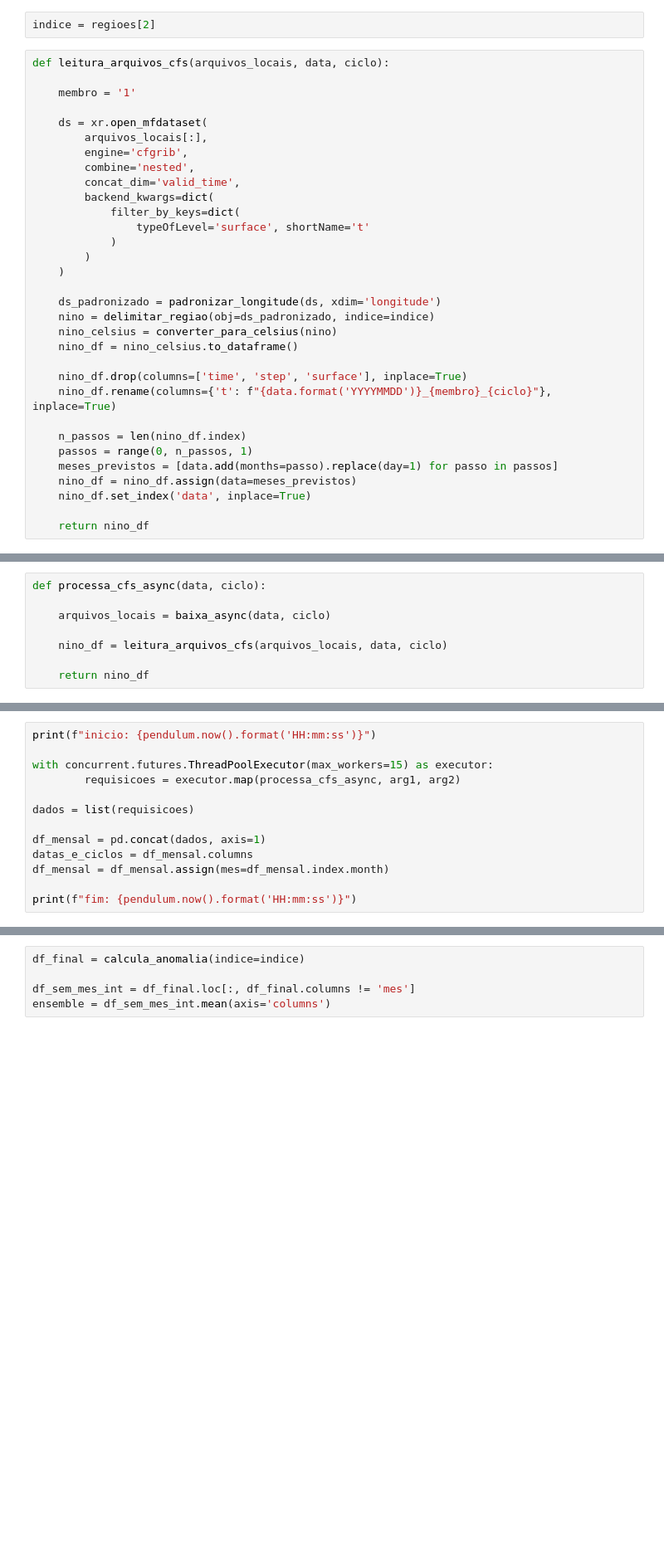
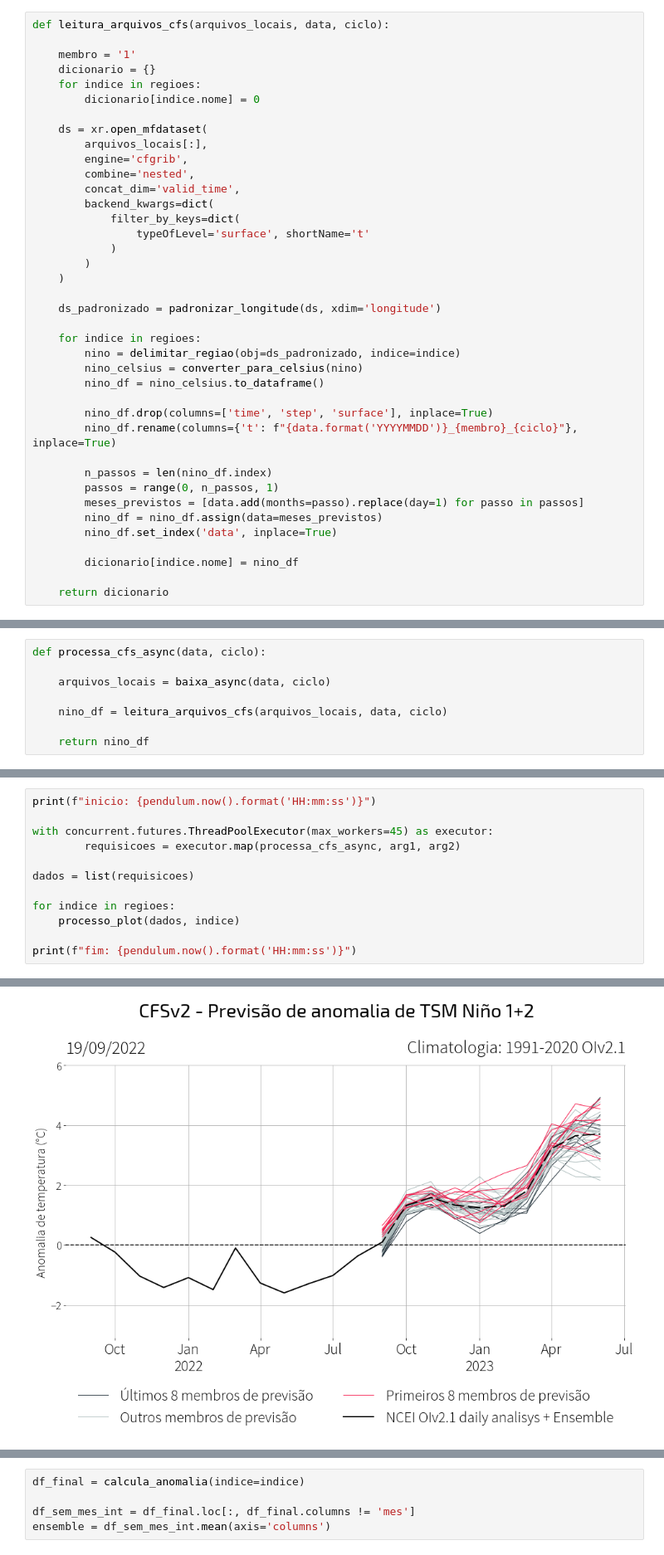
Before and after one commit to Ramonmurilo/cfs_plot_nino, a Jupyter notebook: teste_otimizacao.ipynb, the cells around one changed output, grey strips where cells are left out. Shown at 83% size. Drawn from its saved outputs; the diff is of its cells as text; blank space fills up the shorter version.

```diff
--- a/teste_otimizacao.ipynb
+++ b/teste_otimizacao.ipynb
@@ -33,12 +33,13 @@ data_requerida = '19-09-2022'
 inicio = pendulum.from_format(data_requerida, 'DD-MM-YYYY')
 final = inicio.subtract(days=9)
 periodo = pendulum.period(inicio, final)
-# %%
-indice = regioes[2]
 # %%
 def leitura_arquivos_cfs(arquivos_locais, data, ciclo):
 
     membro = '1'
+    dicionario = {}
+    for indice in regioes:
+        dicionario[indice.nome] = 0
 
     ds = xr.open_mfdataset(
         arquivos_locais[:],
@@ -53,20 +54,24 @@ def leitura_arquivos_cfs(arquivos_locais, data, ciclo):
     )
 
     ds_padronizado = padronizar_longitude(ds, xdim='longitude')
-    nino = delimitar_regiao(obj=ds_padronizado, indice=indice)
-    nino_celsius = converter_para_celsius(nino)
-    nino_df = nino_celsius.to_dataframe()
 
-    nino_df.drop(columns=['time', 'step', 'surface'], inplace=True)
-    nino_df.rename(columns={'t': f"{data.format('YYYYMMDD')}_{membro}_{ciclo}"}, inplace=True)
+    for indice in regioes:
+        nino = delimitar_regiao(obj=ds_padronizado, indice=indice)
+        nino_celsius = converter_para_celsius(nino)
+        nino_df = nino_celsius.to_dataframe()
 
-    n_passos = len(nino_df.index)
-    passos = range(0, n_passos, 1)
-    meses_previstos = [data.add(months=passo).replace(day=1) for passo in passos]
-    nino_df = nino_df.assign(data=meses_previstos)
-    nino_df.set_index('data', inplace=True)
+        nino_df.drop(columns=['time', 'step', 'surface'], inplace=True)
+        nino_df.rename(columns={'t': f"{data.format('YYYYMMDD')}_{membro}_{ciclo}"}, inplace=True)
 
-    return nino_df
+        n_passos = len(nino_df.index)
+        passos = range(0, n_passos, 1)
+        meses_previstos = [data.add(months=passo).replace(day=1) for passo in passos]
+        nino_df = nino_df.assign(data=meses_previstos)
+        nino_df.set_index('data', inplace=True)
+
+        dicionario[indice.nome] = nino_df
+
+    return dicionario
 # %%
 def baixa_async(data, ciclo):
 
@@ -179,14 +183,13 @@ for data in periodo.range('days'):
 # %%
 print(f"inicio: {pendulum.now().format('HH:mm:ss')}")
 
-with concurrent.futures.ThreadPoolExecutor(max_workers=15) as executor:
+with concurrent.futures.ThreadPoolExecutor(max_workers=45) as executor:
         requisicoes = executor.map(processa_cfs_async, arg1, arg2)
 
 dados = list(requisicoes)
 
-df_mensal = pd.concat(dados, axis=1)
-datas_e_ciclos = df_mensal.columns
-df_mensal = df_mensal.assign(mes=df_mensal.index.month)
+for indice in regioes:
+    processo_plot(dados, indice)
 
 print(f"fim: {pendulum.now().format('HH:mm:ss')}")
 # %% [output]
@@ -194,0 +212 @@ fim: 10:08:21
+[figure, added]
```
Also changed, not shown: parts of 10 cells of this notebook.
